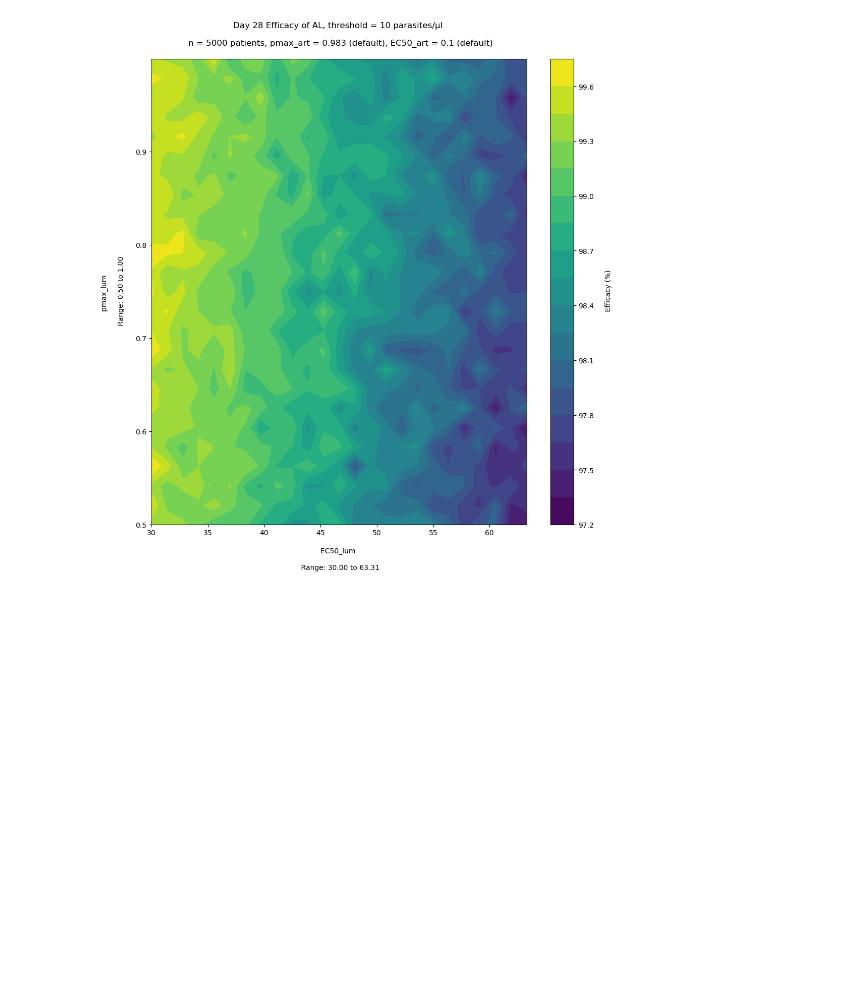
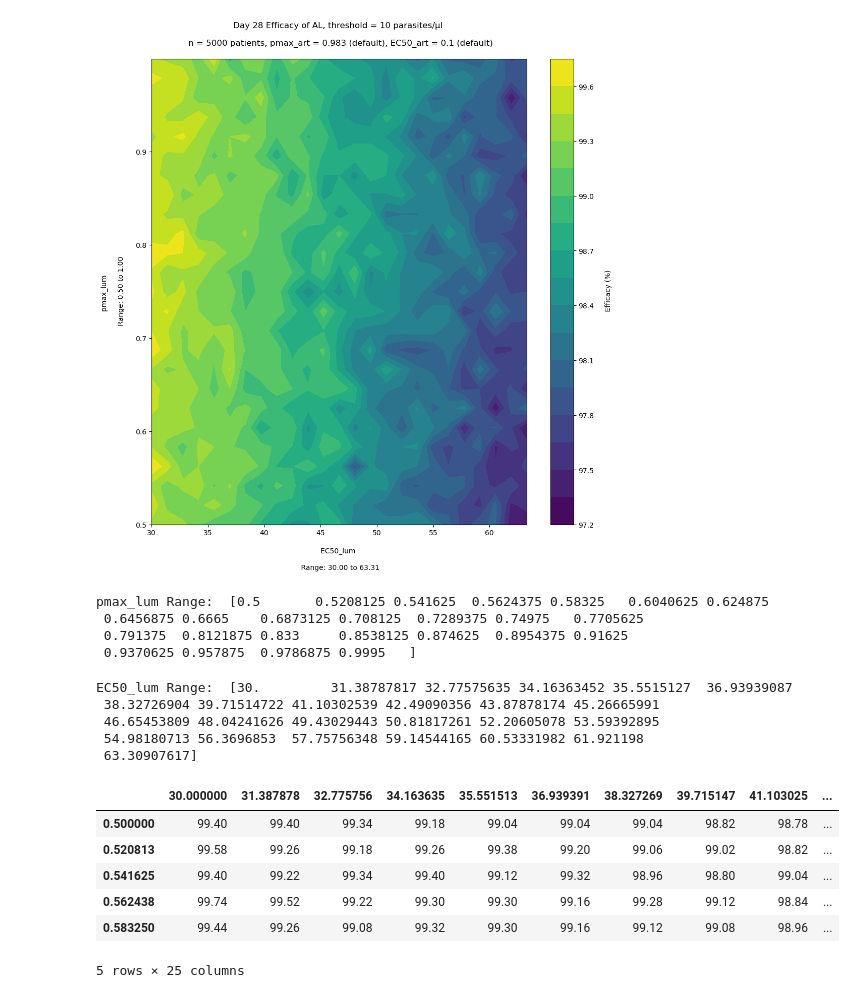
Before and after one commit to maciekboni/2019-test-ppq-pk, a Jupyter notebook: plots/AL/pkpd_AL/pfcrt+pfmdr1/bassat/lum_efficacy_calibration.ipynb, the cells around one changed output. Drawn from its saved outputs; the diff is of its cells as text; code cells hidden in the pictures; blank space fills up the shorter version.

```diff
--- a/plots/AL/pkpd_AL/pfcrt+pfmdr1/bassat/lum_efficacy_calibration.ipynb
+++ b/plots/AL/pkpd_AL/pfcrt+pfmdr1/bassat/lum_efficacy_calibration.ipynb
@@ -555,0 +572,15 @@ plt.show()
+# %%
+print("pmax_lum Range: ",pmax_values)
+# %% [output]
+pmax_lum Range:  [0.5       0.5208125 0.541625  0.5624375 0.58325   0.6040625 0.624875
+ 0.6456875 0.6665    0.6873125 0.708125  0.7289375 0.74975   0.7705625
+ 0.791375  0.8121875 0.833     0.8538125 0.874625  0.8954375 0.91625
+ 0.9370625 0.957875  0.9786875 0.9995   ]
+# %%
+print("EC50_lum Range: ",ec50_values)
+# %% [output]
+EC50_lum Range:  [30.         31.38787817 32.77575635 34.16363452 35.5515127  36.93939087
+ 38.32726904 39.71514722 41.10302539 42.49090356 43.87878174 45.26665991
+ 46.65453809 48.04241626 49.43029443 50.81817261 52.20605078 53.59392895
+ 54.98180713 56.3696853  57.75756348 59.14544165 60.53331982 61.921198
+ 63.30907617]
@@ -555,0 +593,10 @@ plt.show()
+# %%
+df_trial_efficacy.head() # Rows correspond to pmax_lum values and columns correspond to EC50_lum values
+# %% [output]
+|  | 30.000000 | 31.387878 | 32.775756 | 34.163635 | 35.551513 | 36.939391 | 38.327269 | 39.715147 | 41.103025 | ... |
+| 0.500000 | 99.40 | 99.40 | 99.34 | 99.18 | 99.04 | 99.04 | 99.04 | 98.82 | 98.78 | ... |
+| 0.520813 | 99.58 | 99.26 | 99.18 | 99.26 | 99.38 | 99.20 | 99.06 | 99.02 | 98.82 | ... |
+| 0.541625 | 99.40 | 99.22 | 99.34 | 99.40 | 99.12 | 99.32 | 98.96 | 98.80 | 99.04 | ... |
+| 0.562438 | 99.74 | 99.52 | 99.22 | 99.30 | 99.30 | 99.16 | 99.28 | 99.12 | 98.84 | ... |
+| 0.583250 | 99.44 | 99.26 | 99.08 | 99.32 | 99.30 | 99.16 | 99.12 | 99.08 | 98.96 | ... |
+5 rows × 25 columns
```
Also changed, not shown: parts of 16 cells of this notebook, 13 other files.
